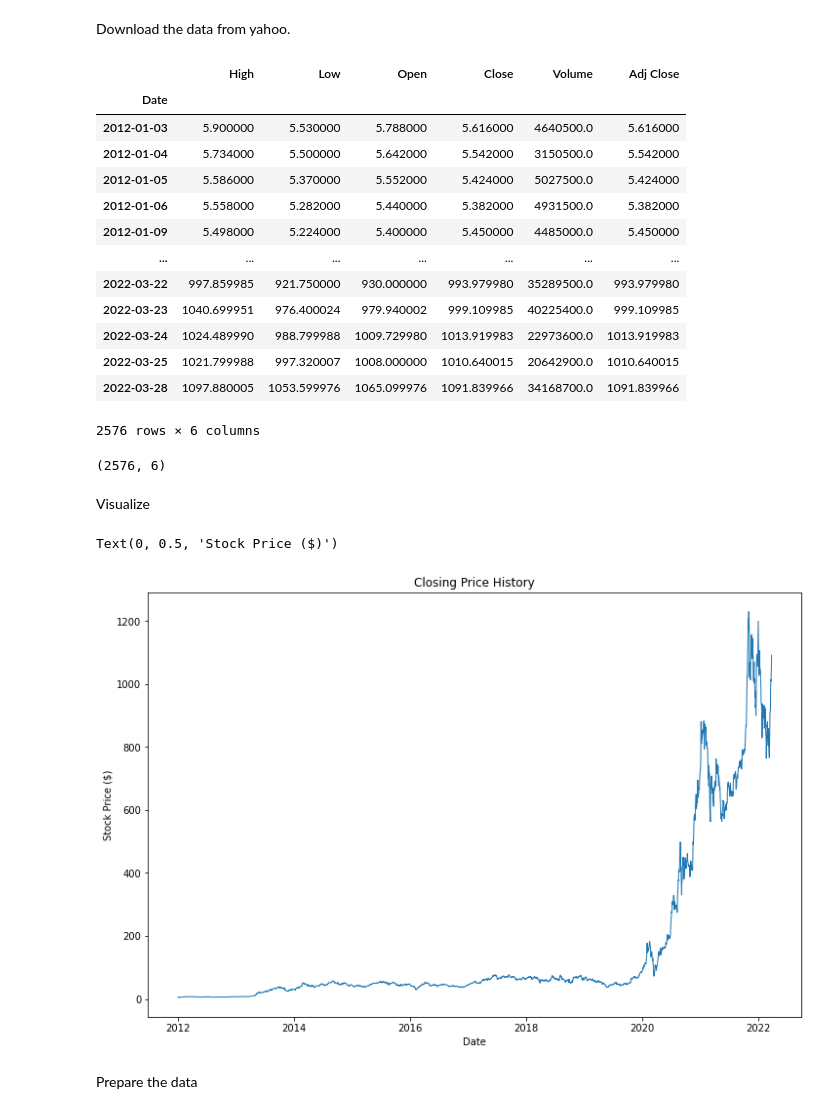
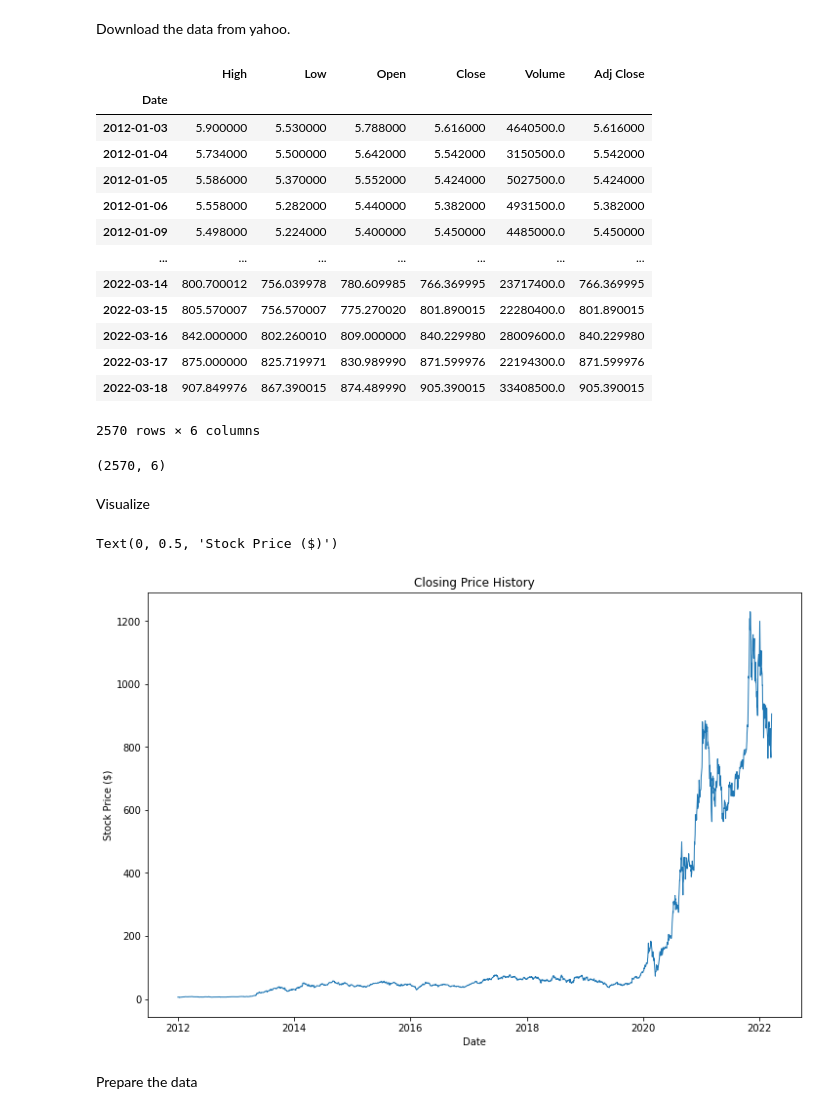
Before and after one commit to palakagl/AI-in-Finance, a Jupyter notebook: Stock_Price_Prediction_LSTM.ipynb, the cells around one changed output. Drawn from its saved outputs; the diff is of its cells as text; code cells hidden in the pictures.

```diff
--- a/Stock_Price_Prediction_LSTM.ipynb
+++ b/Stock_Price_Prediction_LSTM.ipynb
@@ -65,28 +65,28 @@ from keras.layers import Dense, LSTM
 # %% [markdown]
 Download the data from yahoo.
 # %%
-df=web.DataReader('TSLA', 'yahoo', start='2012-01-01', end='2022-03-28')
+df=web.DataReader('TSLA', 'yahoo', start='2012-01-01', end='2022-03-20')
 
 df
 # %% [output]
 |  | High | Low | Open | Close | Volume | Adj Close |
 | Date |  |  |  |  |  |  |
 | 2012-01-03 | 5.900000 | 5.530000 | 5.788000 | 5.616000 | 4640500.0 | 5.616000 |
 | 2012-01-04 | 5.734000 | 5.500000 | 5.642000 | 5.542000 | 3150500.0 | 5.542000 |
 | 2012-01-05 | 5.586000 | 5.370000 | 5.552000 | 5.424000 | 5027500.0 | 5.424000 |
 | 2012-01-06 | 5.558000 | 5.282000 | 5.440000 | 5.382000 | 4931500.0 | 5.382000 |
 | 2012-01-09 | 5.498000 | 5.224000 | 5.400000 | 5.450000 | 4485000.0 | 5.450000 |
 | ... | ... | ... | ... | ... | ... | ... |
-| 2022-03-22 | 997.859985 | 921.750000 | 930.000000 | 993.979980 | 35289500.0 | 993.979980 |
-| 2022-03-23 | 1040.699951 | 976.400024 | 979.940002 | 999.109985 | 40225400.0 | 999.109985 |
-| 2022-03-24 | 1024.489990 | 988.799988 | 1009.729980 | 1013.919983 | 22973600.0 | 1013.919983 |
-| 2022-03-25 | 1021.799988 | 997.320007 | 1008.000000 | 1010.640015 | 20642900.0 | 1010.640015 |
-| 2022-03-28 | 1097.880005 | 1053.599976 | 1065.099976 | 1091.839966 | 34168700.0 | 1091.839966 |
+| 2022-03-14 | 800.700012 | 756.039978 | 780.609985 | 766.369995 | 23717400.0 | 766.369995 |
+| 2022-03-15 | 805.570007 | 756.570007 | 775.270020 | 801.890015 | 22280400.0 | 801.890015 |
+| 2022-03-16 | 842.000000 | 802.260010 | 809.000000 | 840.229980 | 28009600.0 | 840.229980 |
+| 2022-03-17 | 875.000000 | 825.719971 | 830.989990 | 871.599976 | 22194300.0 | 871.599976 |
+| 2022-03-18 | 907.849976 | 867.390015 | 874.489990 | 905.390015 | 33408500.0 | 905.390015 |
-2576 rows × 6 columns
+2570 rows × 6 columns
 # %%
 df.shape
 # %% [output]
-(2576, 6)
+(2570, 6)
 # %% [markdown]
 Visualize
 # %%
@@ -97,7 +97,7 @@ plt.xlabel('Date')
 plt.ylabel('Stock Price ($)')
 # %% [output]
 Text(0, 0.5, 'Stock Price ($)')
-[figure, old version]
+[figure, new version]
 # %%
 data=df.filter(['Close'])
 # %% [markdown]
```
Also changed, not shown: parts of 30 cells of this notebook.
